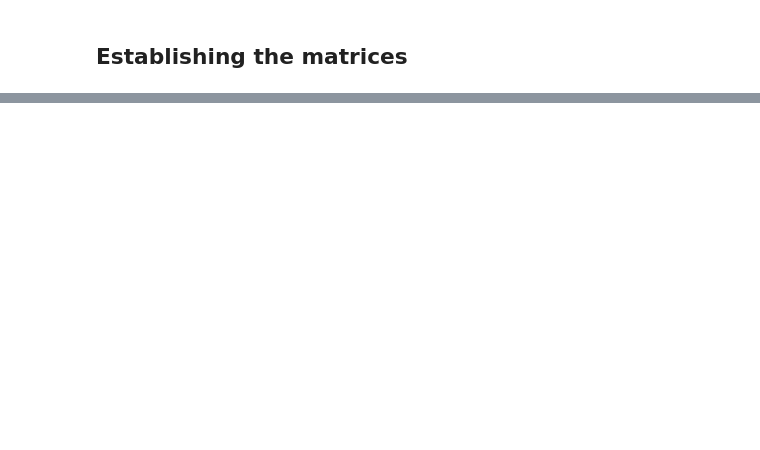
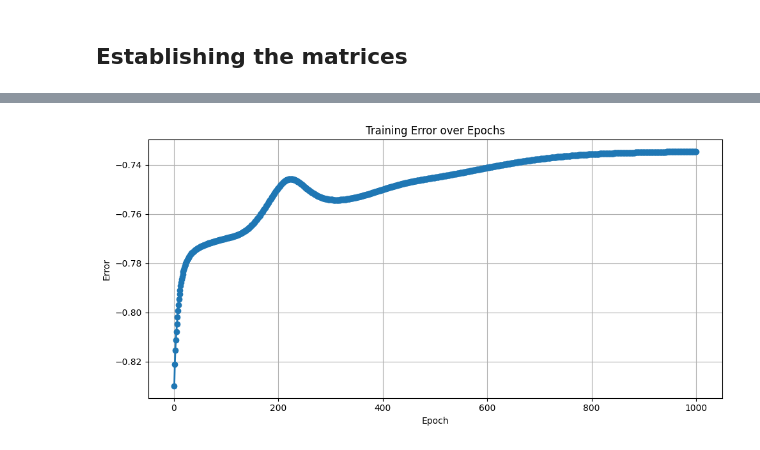
Before and after one commit to Kemuk/projects, a Jupyter notebook: neural_net/neural_net_from_scratch_2025/2025.ipynb, the cells around one changed output, grey strips where cells are left out. Drawn from its saved outputs; the diff is of its cells as text; code cells hidden in the pictures; blank space fills up the shorter version.

```diff
--- a/neural_net/neural_net_from_scratch_2025/2025.ipynb
+++ b/neural_net/neural_net_from_scratch_2025/2025.ipynb
@@ -52,7 +68,7 @@ lp = 0.1
 
 activation="tan"
 
-epochs=2000
+epochs=1000
 
 momentum= 0
 
@@ -69,9 +85,22 @@ output_weight = random.randint(1,100)
 
 
 
+def plot_error_over_epochs(errors):
+    epochs = np.arange(1, len(errors) + 1)
+    plt.figure(figsize=(10, 5))
+    plt.plot(epochs, errors, marker='o', linestyle='-', linewidth=2)
+    plt.title('Training Error over Epochs')
+    plt.xlabel('Epoch')
+    plt.ylabel('Error')
+    plt.grid(True)
+    plt.tight_layout()
+    plt.show()
+
+def inference(x_test,y_test, weights):
+    pass
 
 
-def proper_back_prop(X_train, y_train, hidden_biases, hidden_biases_grad,output_bias, hidden_weight,hidden_weight_grad, output_weight,epochs,lp=0.1):
+def proper_back_prop(X_train, y_train, hidden_weight,hidden_weight_grad ,epochs,lp=0.1):
 
     def activation(sig):
         #print(sig)
@@ -83,61 +112,41 @@ def proper_back_prop(X_train, y_train, hidden_biases, hidden_biases_grad,output_
         value = (node) * (1 - (node))
         return value
 
-    print(hidden_weight)
+    error_array=[]
+    for epoch in range(epochs):
 
-    #input layer
-    sum = np.matmul(hidden_weight, X_train.T)
-    derivatve = activation(sum)
-    weight_sum= np.matmul(hidden_weight,derivatve)
+        #input layer
+        sum = np.matmul(hidden_weight, X_train.T)
+        derivatve = activation(sum)
+        weight_sum= np.matmul(hidden_weight,derivatve)
 
-    #output layer
-    weight_sum+=output_bias
+        output= activation(weight_sum)
 
-    output=activation(weight_sum)
+        error= y_train-output
 
-    error= y_train-output
+        #backward pass
 
-    #backward pass
+        output_diff = output
 
-    output_diff = diff(output)
+        delta_output = error * output_diff
 
-    delta_output = error * output_diff
+        hidden_diff = diff(delta_output)
 
-    hidden_diff = diff(derivatve)
+        delta_hidden = np.matmul(hidden_weight,hidden_diff)
 
-    print(hidden_diff.shape)
+        hidden_weight_grad = np.dot(delta_hidden, X_train) / X_train.shape[0]  # shape: (8, input_dim)
 
-    print(hidden_weight.shape)
+        hidden_weight += lp * hidden_weight_grad
 
-    delta_hidden = np.matmul(hidden_diff, hidden_weight.T) #* delta_output
-
-    print(delta_hidden.shape)
-
-    print(hidden_weight.shape)
-
-    hidden_weight += lp * delta_hidden.T
-
-    """
-    for epoch in range(epochs):
-        # forward pass on each hidden_weight
-        # forward pass
-
-        weight_sum= np.zeros((8,8))
-        weight_sum = hidden_weight * X_train.T + hidden_biases
+        # records the error
+        error_array.append((np.mean(error)))
 
 
-        sum_val_1= (w0 * val_1) + bias_1 + (w1to0 * val_2)
-        u_1 = activation(sum_val_1)
-        weight_sum+= (u_1 * w0o)
-
-
-        pass
-    """
-
-    # backward pass
-    pass
+    return error_array
 
 
 X_train, X_test, y_train, y_test = data
-proper_back_prop(X_train, y_train, hidden_biases, hidden_biases_grad,output_bias, hidden_weight,hidden_weight_grad, output_weight,epochs)
+errors= proper_back_prop(X_train, y_train, hidden_weight,hidden_weight_grad,epochs)
+
+plot_error_over_epochs(errors)
 # %% [output]
@@ -162,0 +153 @@ ValueError: matmul: Input operand 1 has a mismatch in its core dimension 0, with
+[figure, added]
```
Also changed, not shown: parts of 5 cells of this notebook, 1 other file.
